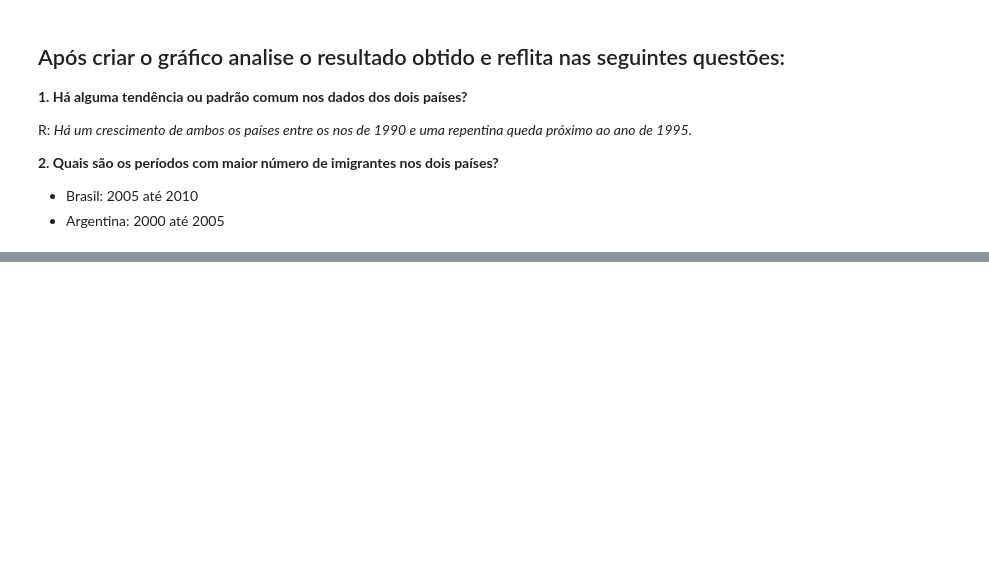
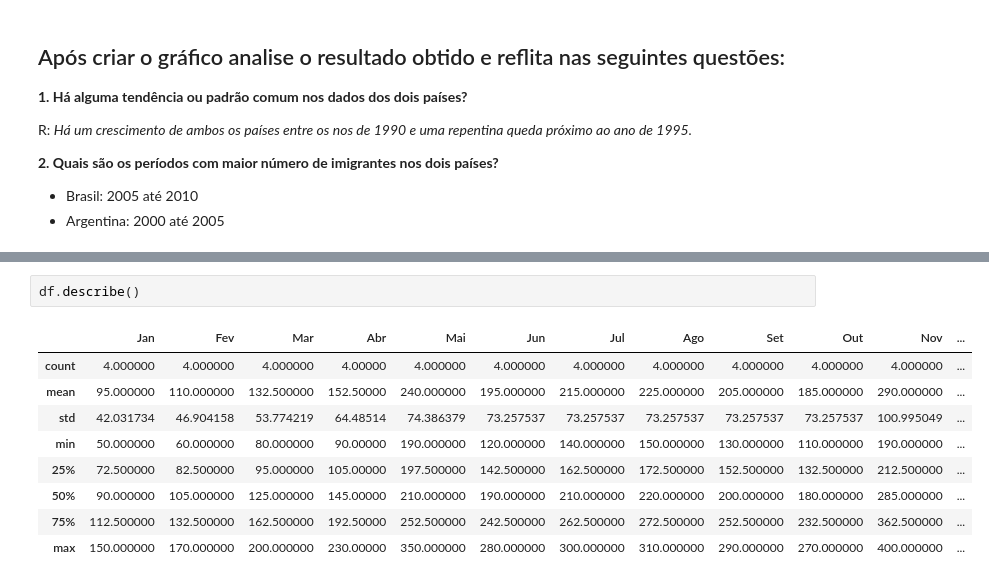
Before and after one commit to strawndri/python-ds-data-visualization-graficos-bibliotecas, a Jupyter notebook: Desafios.ipynb, the cells around one changed output, grey strips where cells are left out. Drawn from its saved outputs; the diff is of its cells as text; blank space fills up the shorter version.

```diff
--- a/Desafios.ipynb
+++ b/Desafios.ipynb
@@ -112,0 +147,12 @@ R: *Há um crescimento de ambos os países entre os nos de 1990 e uma repentina
+# %%
+df.describe()
+# %% [output]
+|  | Jan | Fev | Mar | Abr | Mai | Jun | Jul | Ago | Set | Out | Nov | ... |
+| count | 4.000000 | 4.000000 | 4.000000 | 4.00000 | 4.000000 | 4.000000 | 4.000000 | 4.000000 | 4.000000 | 4.000000 | 4.000000 | ... |
+| mean | 95.000000 | 110.000000 | 132.500000 | 152.50000 | 240.000000 | 195.000000 | 215.000000 | 225.000000 | 205.000000 | 185.000000 | 290.000000 | ... |
+| std | 42.031734 | 46.904158 | 53.774219 | 64.48514 | 74.386379 | 73.257537 | 73.257537 | 73.257537 | 73.257537 | 73.257537 | 100.995049 | ... |
+| min | 50.000000 | 60.000000 | 80.000000 | 90.00000 | 190.000000 | 120.000000 | 140.000000 | 150.000000 | 130.000000 | 110.000000 | 190.000000 | ... |
+| 25% | 72.500000 | 82.500000 | 95.000000 | 105.00000 | 197.500000 | 142.500000 | 162.500000 | 172.500000 | 152.500000 | 132.500000 | 212.500000 | ... |
+| 50% | 90.000000 | 105.000000 | 125.000000 | 145.00000 | 210.000000 | 190.000000 | 210.000000 | 220.000000 | 200.000000 | 180.000000 | 285.000000 | ... |
+| 75% | 112.500000 | 132.500000 | 162.500000 | 192.50000 | 252.500000 | 242.500000 | 262.500000 | 272.500000 | 252.500000 | 232.500000 | 362.500000 | ... |
+| max | 150.000000 | 170.000000 | 200.000000 | 230.00000 | 350.000000 | 280.000000 | 300.000000 | 310.000000 | 290.000000 | 270.000000 | 400.000000 | ... |
```
Also changed, not shown: parts of 5 cells of this notebook.
